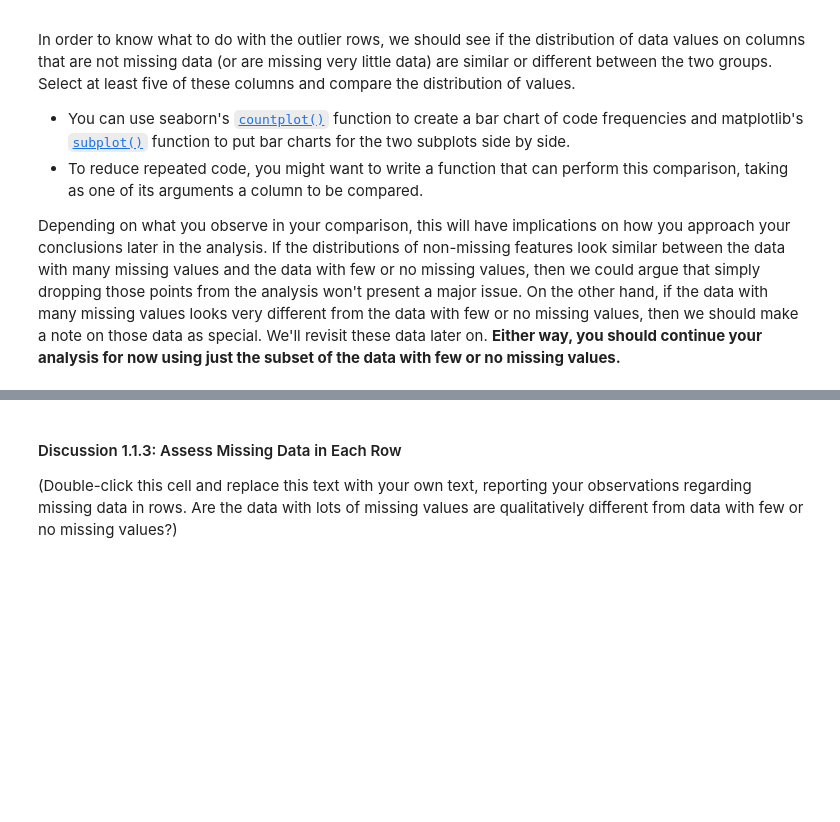
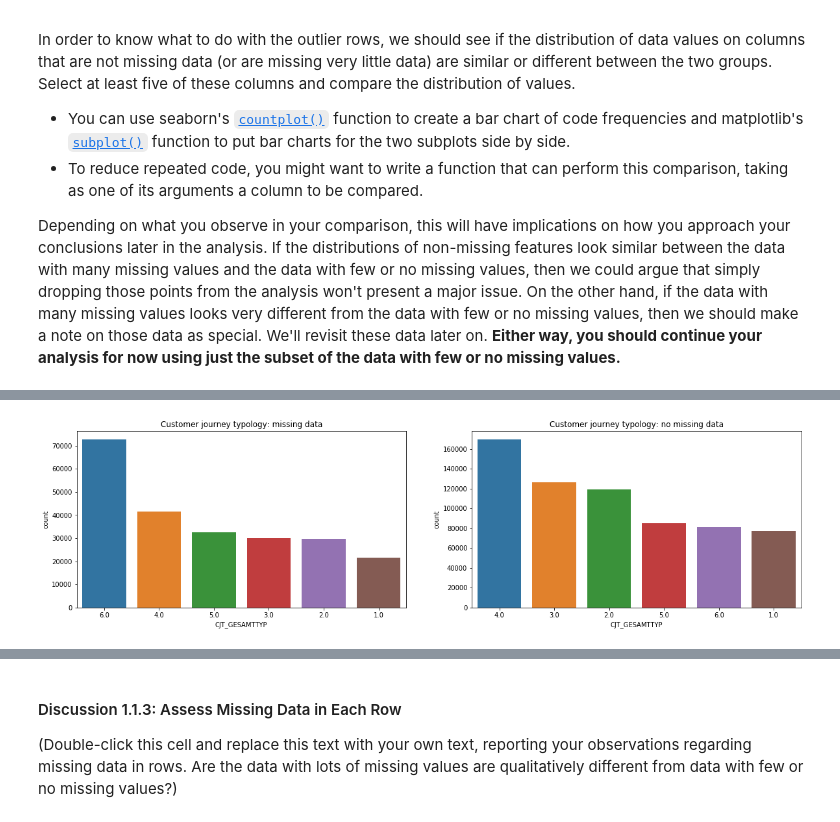
Before and after one commit to Mdhvince/Customer_Segmentation, a Jupyter notebook: Identify_Customer_Segments.ipynb, the cells around one changed output, grey strips where cells are left out. Cells and saved outputs as stored; diff of their text form; code cells hidden in the pictures; blank space fills up the shorter version.

```diff
--- a/Identify_Customer_Segments.ipynb
+++ b/Identify_Customer_Segments.ipynb
@@ -192,0 +230,4 @@ Depending on what you observe in your comparison, this will have implications on
+# %%
+plot_comparison('CJT_GESAMTTYP', 'Customer journey typology')
+# %% [output]
+[figure, added]
```
Also changed, not shown: parts of 19 cells of this notebook.
